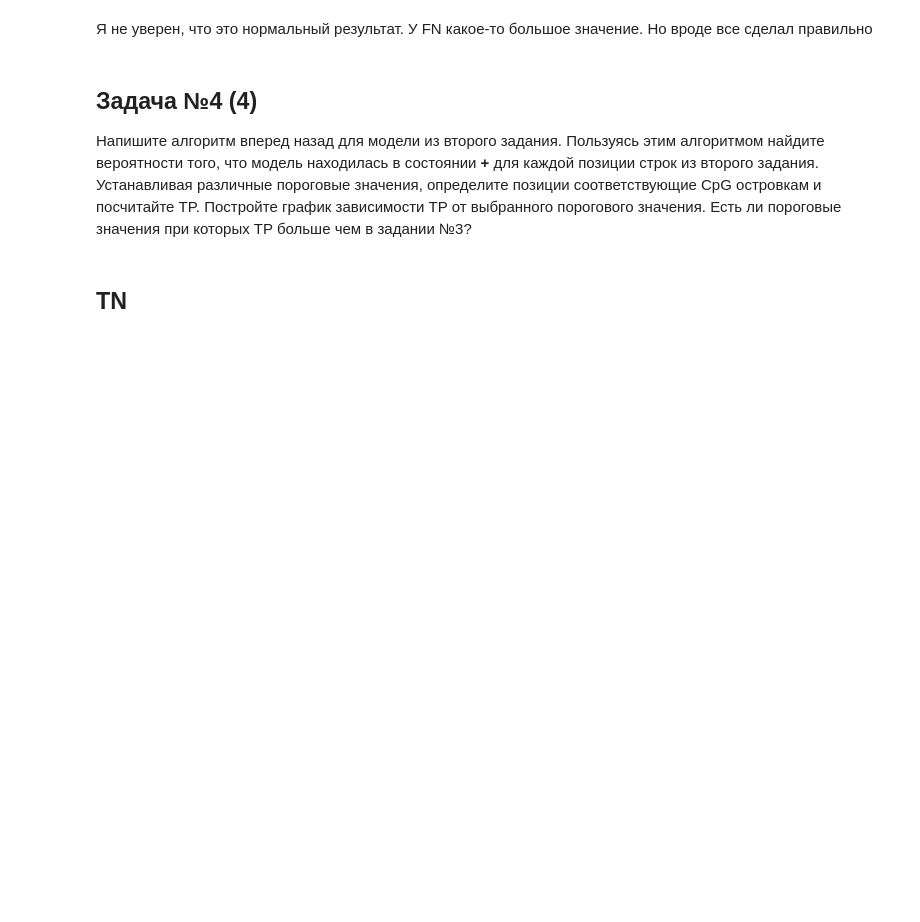
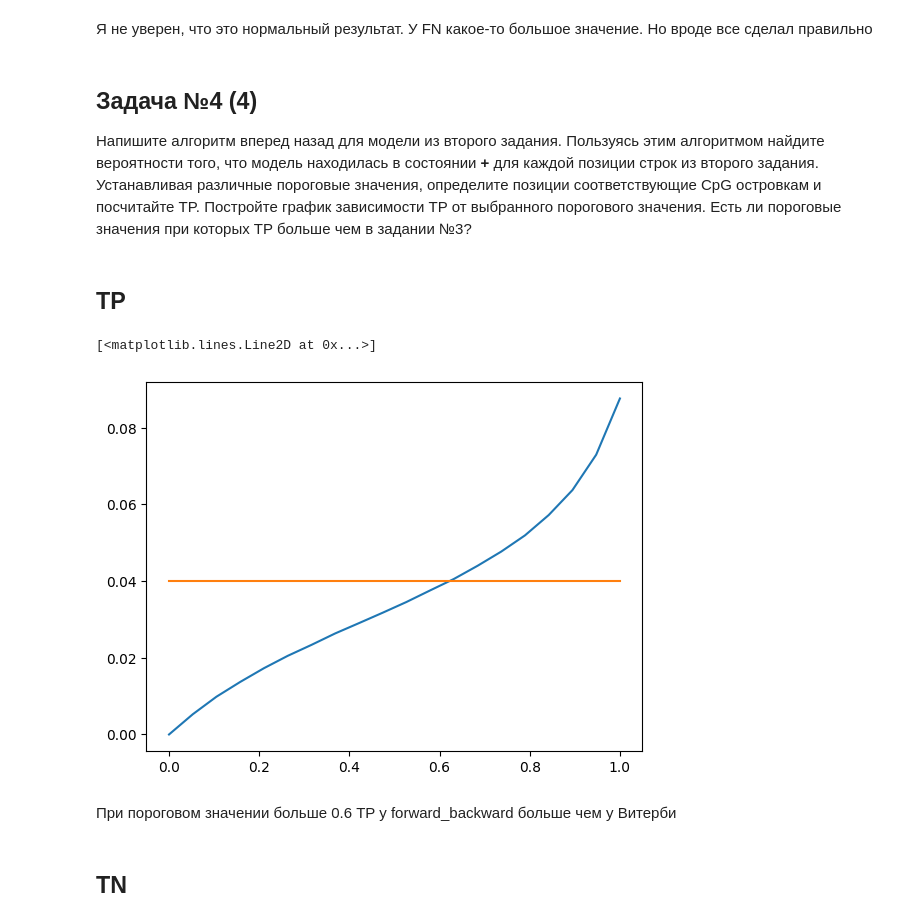
Before and after one commit to AntonCoon/BioinformaticsCourse2023, a Jupyter notebook: 1_4/homeAssignment_4.ipynb, the cells around one changed output. Cells and saved outputs as stored; diff of their text form; code cells hidden in the pictures; blank space fills up the shorter version.

```diff
--- a/1_4/homeAssignment_4.ipynb
+++ b/1_4/homeAssignment_4.ipynb
@@ -228,12 +228,25 @@ for i in range(20):
 # %%
 tps = []
 tns = []
+accs = []
 x = np.linspace(0, 1, 20)
 for th in x:
     pred_states = [0 if x > th else 1 for x, y in pred_labels]
     tn, fp, fn, tp = confusion_matrix(true_states, pred_states, normalize='all').ravel()
+    acc = accuracy_score(true_states, pred_states)
+    accs.append(acc)
     tps.append(tp)
     tns.append(tn)
+# %% [markdown]
+## TP
+# %%
+plt.plot(x, tps)
+plt.plot(x, np.ones_like(x)*0.04)
+# %% [output]
+[<matplotlib.lines.Line2D at 0x...>]
+[figure, added]
+# %% [markdown]
+При пороговом значении больше 0.6 TP у forward_backward больше чем у Витерби
 # %% [markdown]
 ## TN
 # %%
```
Also changed, not shown: parts of 5 cells of this notebook.
